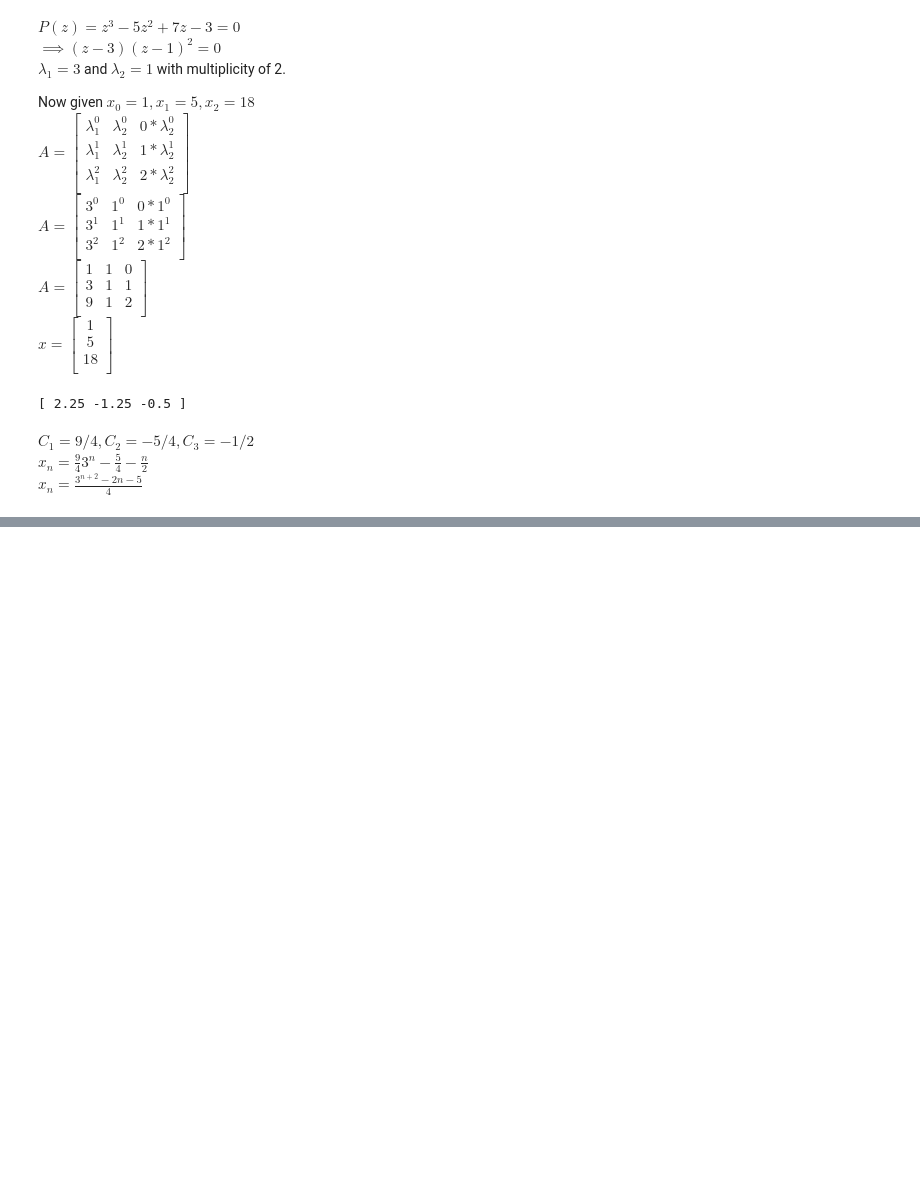
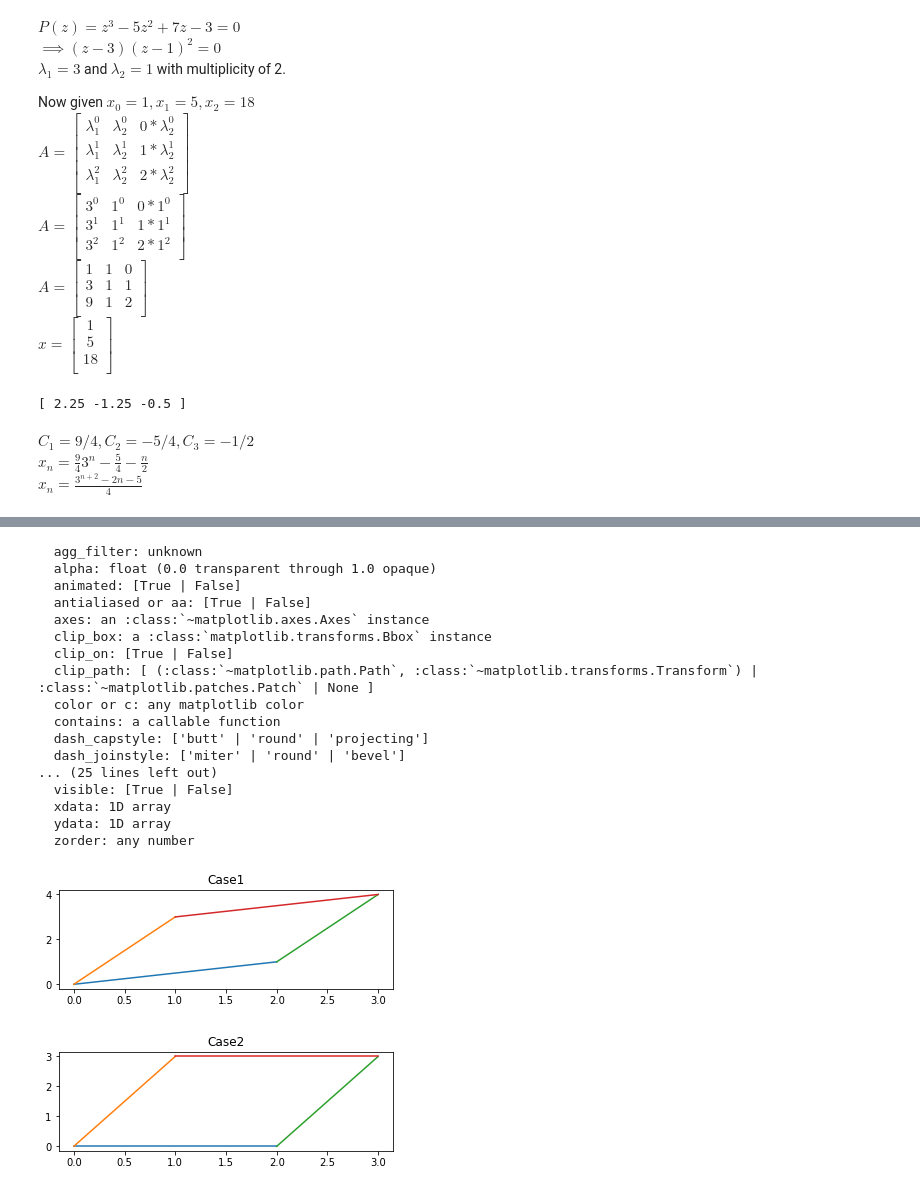
Before and after one commit to bulbuntu/notes, a Jupyter notebook: Math Inequalities.ipynb, the cells around one changed output, grey strips where cells are left out. Cells and saved outputs as stored; diff of their text form; code cells hidden in the pictures; blank space fills up the shorter version.

```diff
--- a/Math Inequalities.ipynb
+++ b/Math Inequalities.ipynb
@@ -342,0 +446,49 @@ $x_n=\frac{3^{n+2} -2n-5}{4}$
+# %%
+%matplotlib inline
+import matplotlib.pyplot as plt
+
+x=[0,2]
+y=[0,1]
+x2=[0,1]
+y2=[0,3]
+x3=[2,3]
+y3=[1,4]
+x4=[1,3]
+y4=[3,4]
+plt.subplot(211)
+lines=plt.plot(x,y,x2,y2,x3,y3,x4,y4)
+plt.setp(lines)
+plt.title("Case1")
+plt.show()
+x=[0,2]
+y=[0,0]
+x2=[0,1]
+y2=[0,3]
+x3=[2,3]
+y3=[0,3]
+x4=[1,3]
+y4=[3,3]
+plt.subplot(212)
+plt.plot(x,y,x2,y2,x3,y3,x4,y4)
+plt.title("Case2")
+plt.show()
+# %% [output]
+  agg_filter: unknown
+  alpha: float (0.0 transparent through 1.0 opaque)
+  animated: [True | False]
+  antialiased or aa: [True | False]
+  axes: an :class:`~matplotlib.axes.Axes` instance
+  clip_box: a :class:`matplotlib.transforms.Bbox` instance
+  clip_on: [True | False]
+  clip_path: [ (:class:`~matplotlib.path.Path`, :class:`~matplotlib.transforms.Transform`) | :class:`~matplotlib.patches.Patch` | None ]
+  color or c: any matplotlib color
+  contains: a callable function
+  dash_capstyle: ['butt' | 'round' | 'projecting']
+  dash_joinstyle: ['miter' | 'round' | 'bevel']
+... (25 lines left out)
+  visible: [True | False]
+  xdata: 1D array
+  ydata: 1D array
+  zorder: any number
+[figure, added]
+[figure, added]
```
Also changed, not shown: parts of 3 cells of this notebook, 2 other files.
